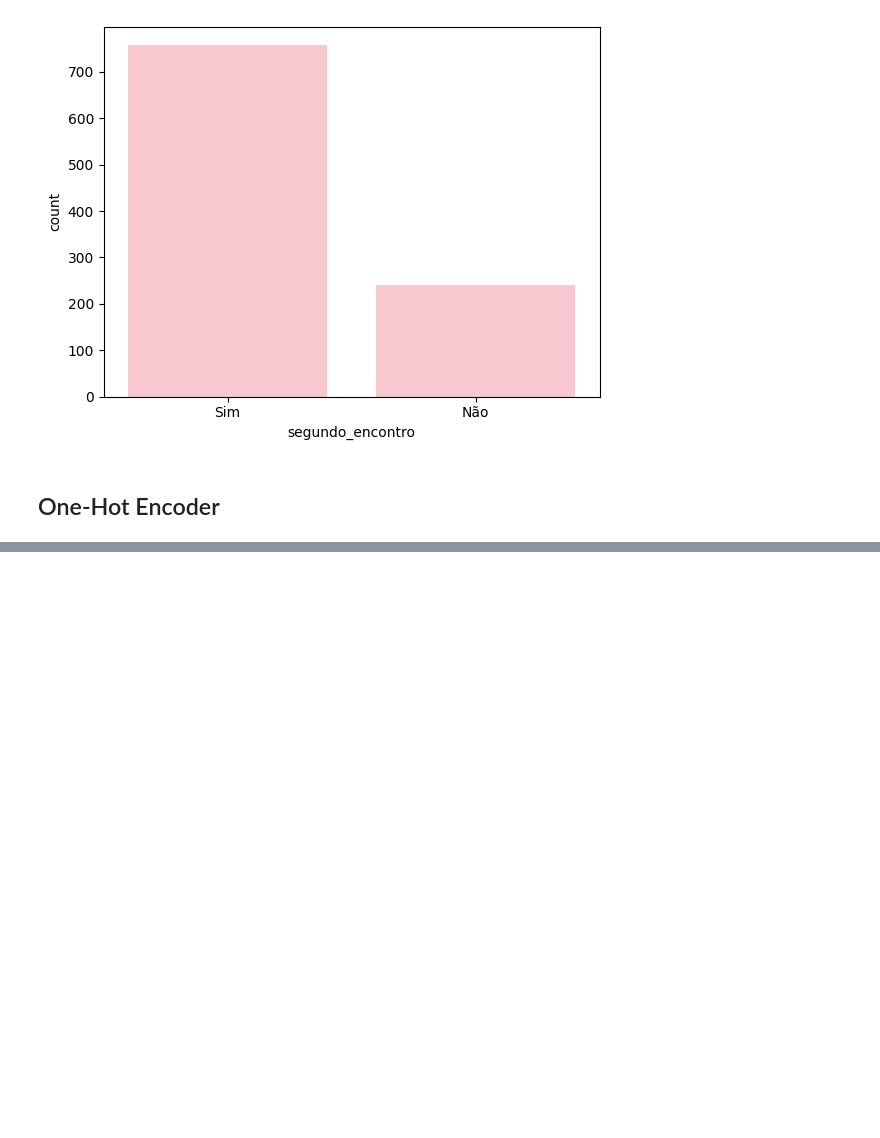
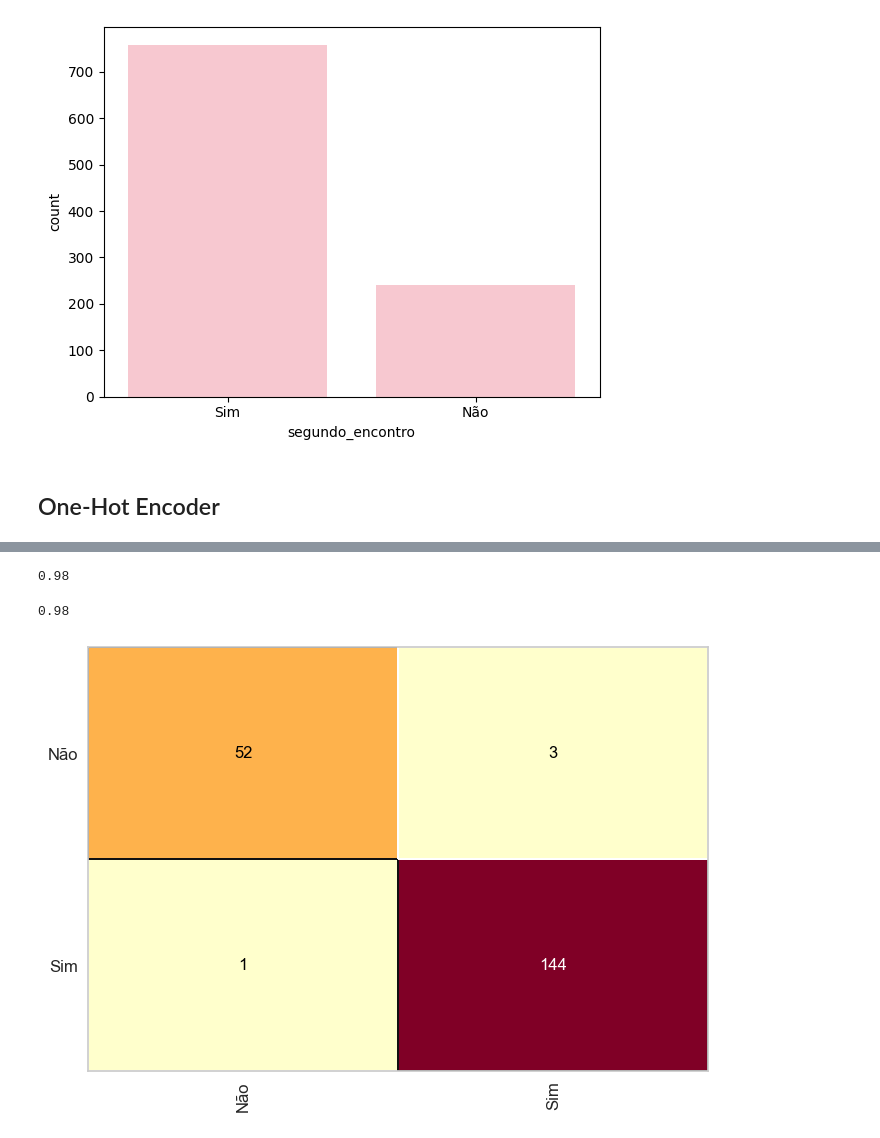
Before and after one commit to annaguerrra/AI-Bosch, a Jupyter notebook: 07.1 Date Dataset/main.ipynb, the cells around one changed output, grey strips where cells are left out. Drawn from its saved outputs; the diff is of its cells as text; code cells hidden in the pictures; blank space fills up the shorter version.

Commit message:
confusion matrix

```diff
--- a/07.1 Date Dataset/main.ipynb
+++ b/07.1 Date Dataset/main.ipynb
@@ -75,4 +77,4 @@ onehot_encoder = ColumnTransformer(transformers=[
 # %%
-x = onehot_encoder.fit_transform(x)
+x = onehot_encoder_features.fit_transform(x)
 x[0]
 # %% [output]
@@ -85,2 +91,6 @@ x.shape
 # %%
-from sklearn.model_selection import train_test_split
+from sklearn.preprocessing import StandardScaler
+
+scaler_date = StandardScaler(with_mean=False)
+x = scaler_date.fit_transform(x)
+x[0]
@@ -86,0 +101,4 @@ from sklearn.model_selection import train_test_split
+# %%
+from sklearn.model_selection import train_test_split
+
+x_training, x_test, y_training, y_test = train_test_split(x, y, test_size= 0.2, random_state=0)
@@ -86,0 +113,18 @@ from sklearn.model_selection import train_test_split
+# %%
+from sklearn.svm import SVC
+
+# svm = SVC(kernel='linear', C= 1.0)
+# svm.fit(x_training, y_training)
+# linear score :
+
+svm = SVC(kernel='poly', C= 1.0)
+svm.fit(x_training, y_training)
+# poly score:
+
+# svm = SVC(kernel='rbf', C= 1.0)
+# svm.fit(x_credit_training, y_credit_training)
+# rbf score: 97.6%
+
+# svm = SVC(kernel='sigmoid', C= 1.0)
+# svm.fit(x_credit_training, y_credit_training)
+#sigmoid score: 83.4%
@@ -86,0 +181,16 @@ from sklearn.model_selection import train_test_split
+# %%
+from sklearn.metrics import accuracy_score, classification_report
+
+accuracy_score(y_test, prevision)
+# %% [output]
+0.98
+# %%
+from yellowbrick.classifier import ConfusionMatrix
+
+plt.Figure(figsize=(2,2))
+cm = ConfusionMatrix(svm)
+cm.fit(x_training, y_training)
+cm.score(x_test, y_test)
+# %% [output]
+0.98
+[figure, added]
```
Also changed, not shown: parts of 13 cells of this notebook.
